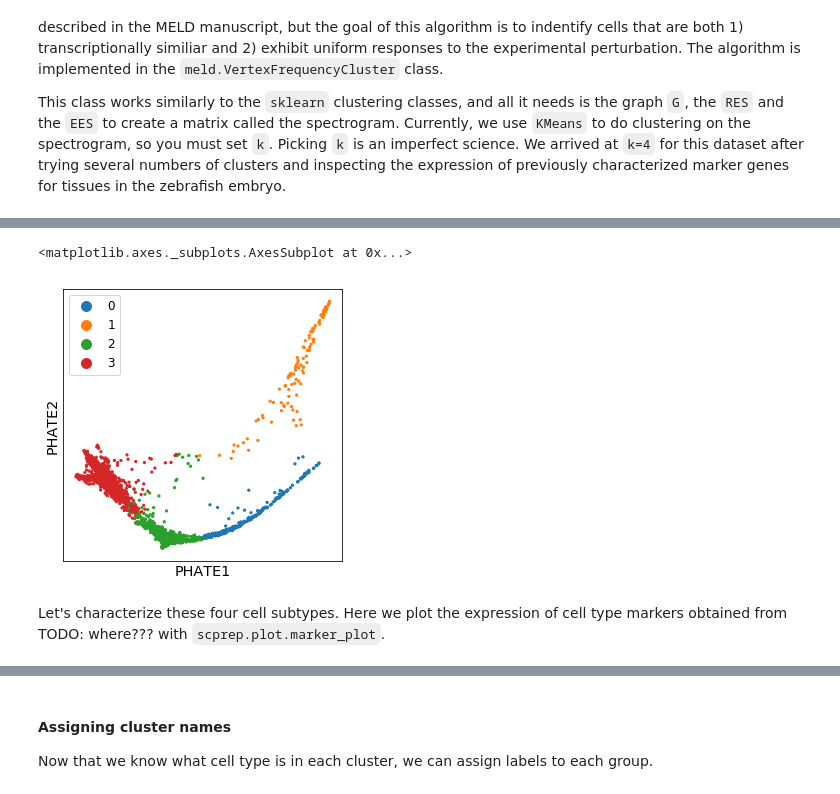
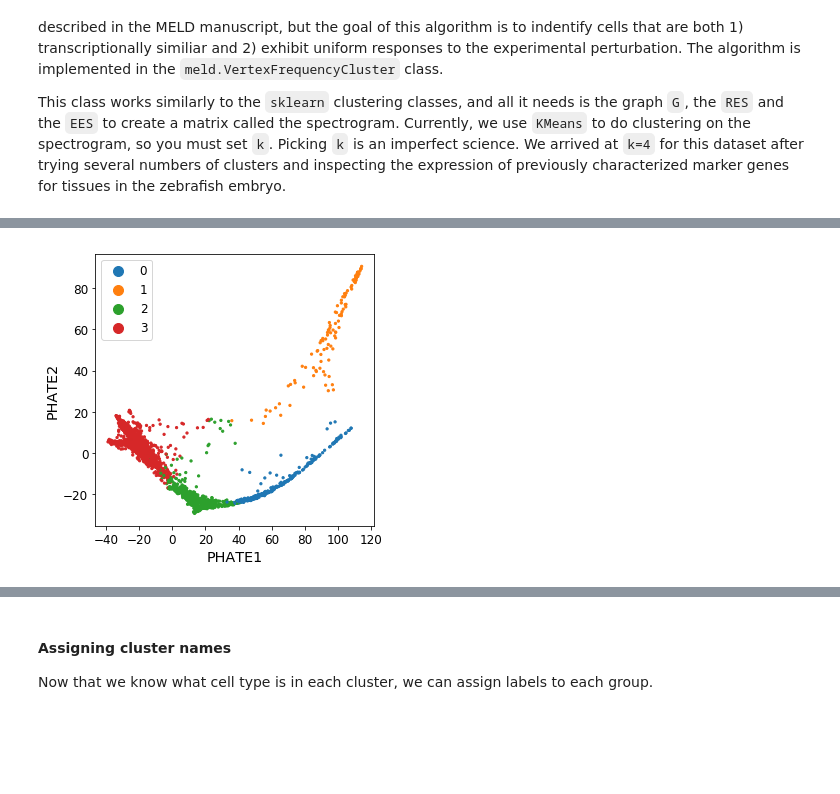
Before and after one commit to KrishnaswamyLab/MELD, a Jupyter notebook: notebooks/Wagner2018_Chordin_Cas9_Mutagenesis.ipynb, the cells around one changed output, grey strips where cells are left out. Drawn from its saved outputs; the diff is of its cells as text; code cells hidden in the pictures; blank space fills up the shorter version.

```diff
--- a/notebooks/Wagner2018_Chordin_Cas9_Mutagenesis.ipynb
+++ b/notebooks/Wagner2018_Chordin_Cas9_Mutagenesis.ipynb
@@ -302,4 +274,4 @@ We will use a basic set of parameters here, but for more information check out [
 ](https://graphtools.readthedocs.io/en/stable/).
 # %%
 # Create the Graph
-G = gt.Graph(data_sqrt, knn=9, decay=10, n_pca=100, use_pygsp=True, n_jobs=-2, verbose=True)
+G = gt.Graph(data_pca, knn=10, decay=10, use_pygsp=True) # using k+1 here from phate due to an API difference
@@ -367,4 +333,6 @@ scprep.plot.scatter2d(data_phate, c=metadata['cluster'], cmap=cmocean.cm.phase,
 Examining this PHATE plot, we see observe a complex many-branched structure. We can see that each region or branch of the PHATE plot is enriched for various clusters. However, you may notice that there are some clusters that occupy several branches of the plot. This is one of the issues with clustering - it is not perfect and the diversity within each cluster may not be uniform across clusters.
 # %% [markdown]
 ## 4. Imputing gene expression using MAGIC
+# %%
+G.data = data_sq.values
 # %%
@@ -446,5 +417,11 @@ data_psm, data_magic_psm, metadata_psm = scprep.select.select_rows(data_sqrt, da
+# %%
+is_in_tailbud_psm = metadata['clust_label'] == 'tailbud - PSM'
+data_psm = scprep.utils.select_rows(data_sq, is_in_tailbud_psm)
+metadata_psm = scprep.utils.select_rows(metadata, is_in_tailbud_psm)
+genotype_ees_psm = scprep.utils.select_rows(genotype_ees, is_in_tailbud_psm)
+data_mg_psm = scprep.utils.select_rows(data_magic, is_in_tailbud_psm)
 # %%
-G_psm = gt.Graph(data_psm, n_pca=100, knn=4, decay=30, use_pygsp=True, n_jobs=-2, verbose=True)
-phate_op = phate.PHATE(knn_dist='precomputed', n_jobs=-2)
-data_phate_psm = phate_op.fit_transform(G_psm.kernel)
+G_psm = gt.Graph(data_psm, n_pca=100, knn=5, decay=30, use_pygsp=True)
+phate_op = phate.PHATE(knn_dist='precomputed', n_jobs=12)
+Y_psm = phate_op.fit_transform(G_psm.K)
 # %% [output]
@@ -490,10 +467,7 @@ clusters = VFC.fit_predict(G_psm, RES=metadata_psm['RES'], EES=metadata_psm['EES
 # %%
-scprep.plot.scatter2d(data_phate_psm, c=clusters,
-                      figsize=(5,5), s=5, label_prefix="PHATE", ticks=False)
+ax = scprep.plot.scatter2d(Y_psm, c=clusters,
+                           figsize=(5,5), s=5, label_prefix="PHATE")
 # %% [output]
-<matplotlib.axes._subplots.AxesSubplot at 0x...>
-[figure, old version]
+[figure, new version]
-# %% [markdown]
-Let's characterize these four cell subtypes. Here we plot the expression of cell type markers obtained from TODO: where??? with `scprep.plot.marker_plot`.
 # %%
 markers = {'Adaxial - Immature': ['myl10', 'myod1'],
```
Also changed, not shown: parts of 71 cells of this notebook, 1 other file.
